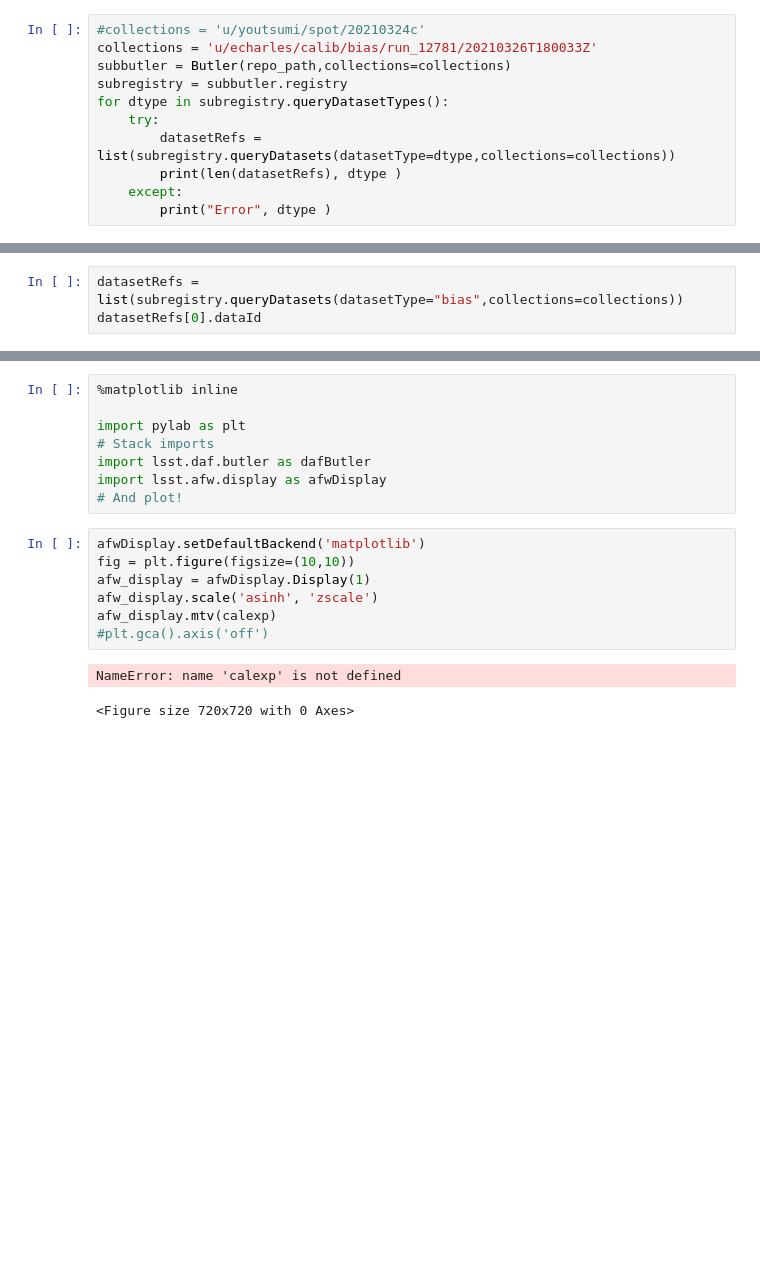
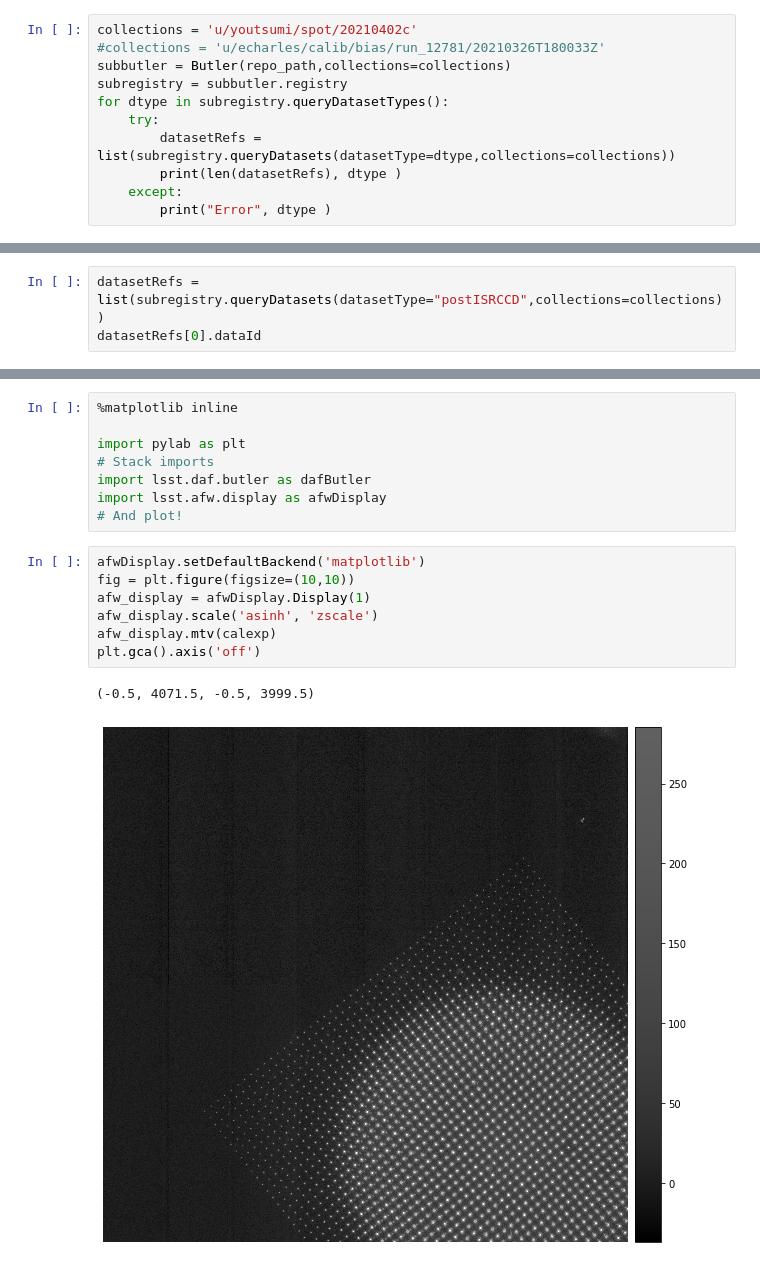
Before and after one commit to youtsumi/ButlerGen3Work, a Jupyter notebook: ButlerExercise.ipynb, the cells around one changed output, grey strips where cells are left out. Drawn from its saved outputs; the diff is of its cells as text; blank space fills up the shorter version.

```diff
--- a/ButlerExercise.ipynb
+++ b/ButlerExercise.ipynb
@@ -41,8 +45,8 @@ u/echarles/calib/bias/run_12781/20210326T180033Z
 # %% [markdown]
 pick one of those and put in collections below
 # %%
-#collections = 'u/youtsumi/spot/20210324c'
-collections = 'u/echarles/calib/bias/run_12781/20210326T180033Z'
+collections = 'u/youtsumi/spot/20210402c'
+#collections = 'u/echarles/calib/bias/run_12781/20210326T180033Z'
 subbutler = Butler(repo_path,collections=collections)
 subregistry = subbutler.registry
 for dtype in subregistry.queryDatasetTypes():
@@ -72,4 +78,4 @@ for dtype in subregistry.queryDatasetTypes():
 # %%
-datasetRefs = list(subregistry.queryDatasets(datasetType="bias",collections=collections))
+datasetRefs = list(subregistry.queryDatasets(datasetType="postISRCCD",collections=collections))
 datasetRefs[0].dataId
 # %% [output]
@@ -92,10 +95,10 @@ import lsst.afw.display as afwDisplay
 # %%
 afwDisplay.setDefaultBackend('matplotlib')
 fig = plt.figure(figsize=(10,10))
 afw_display = afwDisplay.Display(1)
 afw_display.scale('asinh', 'zscale')
 afw_display.mtv(calexp)
-#plt.gca().axis('off')
+plt.gca().axis('off')
 # %% [output]
-NameError: name 'calexp' is not defined
+(-0.5, 4071.5, -0.5, 3999.5)
-<Figure size 720x720 with 0 Axes>
+[figure, added]
```
Also changed, not shown: parts of 13 cells of this notebook.
